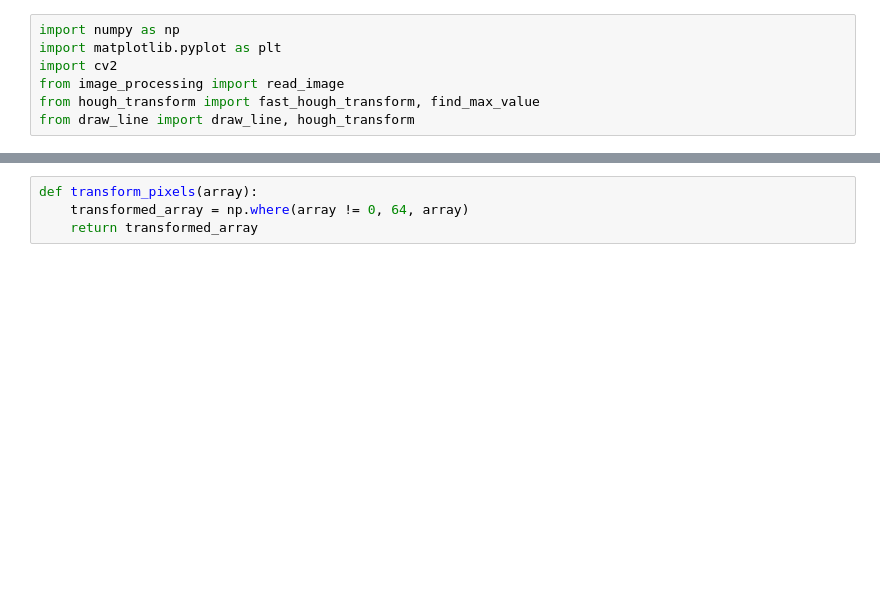
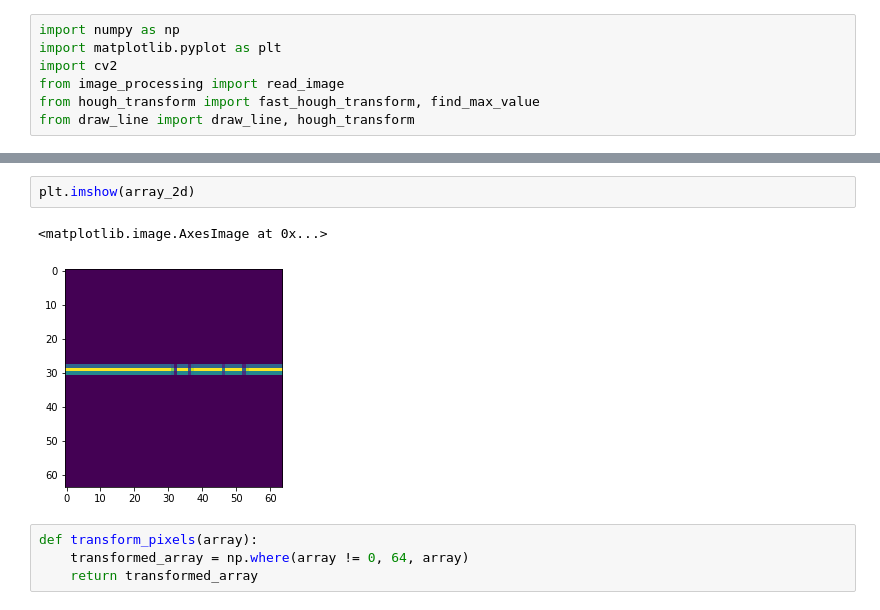
Before and after one commit to awesomeslayer/IITP_Python, a Jupyter notebook: 6sem/HW2/line_generation.ipynb, the cells around one changed output, grey strips where cells are left out. Cells and saved outputs as stored; diff of their text form; blank space fills up the shorter version.

```diff
--- a/6sem/HW2/line_generation.ipynb
+++ b/6sem/HW2/line_generation.ipynb
@@ -42,3 +82,8 @@ after draw 29 0
+# %%
+plt.imshow(array_2d)
+# %% [output]
+<matplotlib.image.AxesImage at 0x...>
+[figure, added]
 # %%
 def transform_pixels(array):
     transformed_array = np.where(array != 0, 64, array)
```
Also changed, not shown: parts of 9 cells of this notebook, 4 other files.
